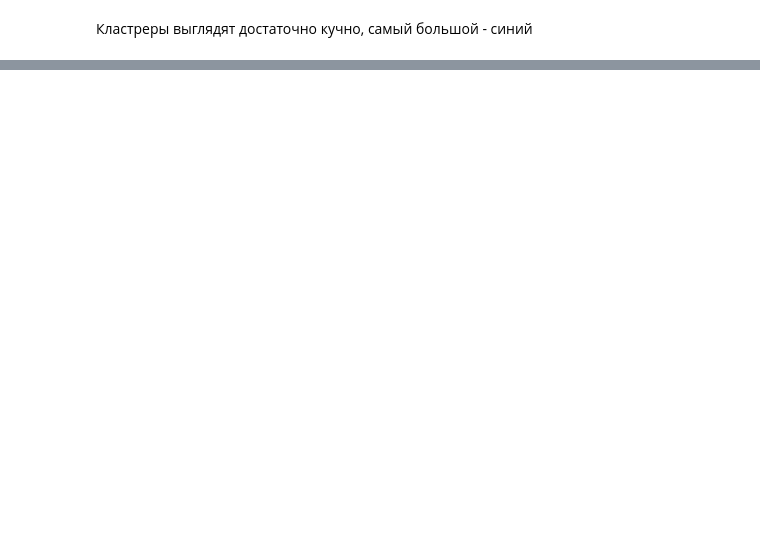
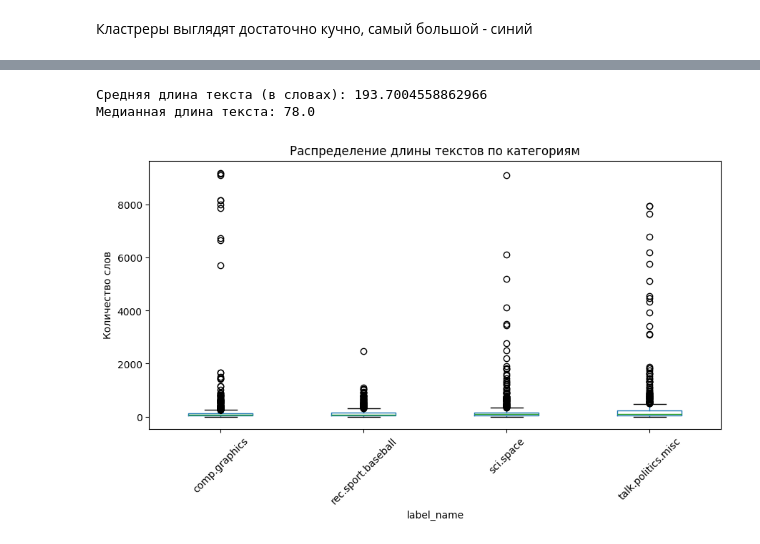
Before and after one commit to SnrPep/Mos, a Jupyter notebook: lab5.ipynb, the cells around one changed output, grey strips where cells are left out. Drawn from its saved outputs; the diff is of its cells as text; code cells hidden in the pictures; blank space fills up the shorter version.

```diff
--- a/lab5.ipynb
+++ b/lab5.ipynb
@@ -55,0 +3,12 @@ plt.show()
+# %%
+from sklearn.datasets import fetch_20newsgroups
+
+categories = ['rec.sport.baseball', 'sci.space', 'comp.graphics', 'talk.politics.misc']
+data = fetch_20newsgroups(subset='all', categories=categories, remove=('headers', 'footers', 'quotes'))
+
+texts = data.data
+labels = data.target
+label_names = data.target_names
+
+print(f"Всего документов: {len(texts)}")
+print(f"Категории: {label_names}")
@@ -117,0 +80,10 @@ Accuracy: 0.9265748852732583
+# %%
+import pandas as pd
+
+df = pd.DataFrame({'text': texts, 'label': labels})
+df['label_name'] = df['label'].apply(lambda x: label_names[x])
+
+print("Общее количество документов:", len(df))
+print("Количество классов:", df['label_name'].nunique())
+print("\nРаспределение документов по категориям:")
+print(df['label_name'].value_counts())
@@ -117,0 +101,15 @@ Accuracy: 0.9265748852732583
+# %%
+df['text_len'] = df['text'].apply(lambda x: len(x.split()))
+print("\nСредняя длина текста (в словах):", df['text_len'].mean())
+print("Медианная длина текста:", df['text_len'].median())
+
+df.boxplot(column='text_len', by='label_name', figsize=(10, 5), grid=False)
+plt.title("Распределение длины текстов по категориям")
+plt.suptitle("")
+plt.xticks(rotation=45)
+plt.ylabel("Количество слов")
+plt.show()
+# %% [output]
+Средняя длина текста (в словах): 193.7004558862966
+Медианная длина текста: 78.0
+[figure, added]
```
Also changed, not shown: parts of 15 cells of this notebook.
